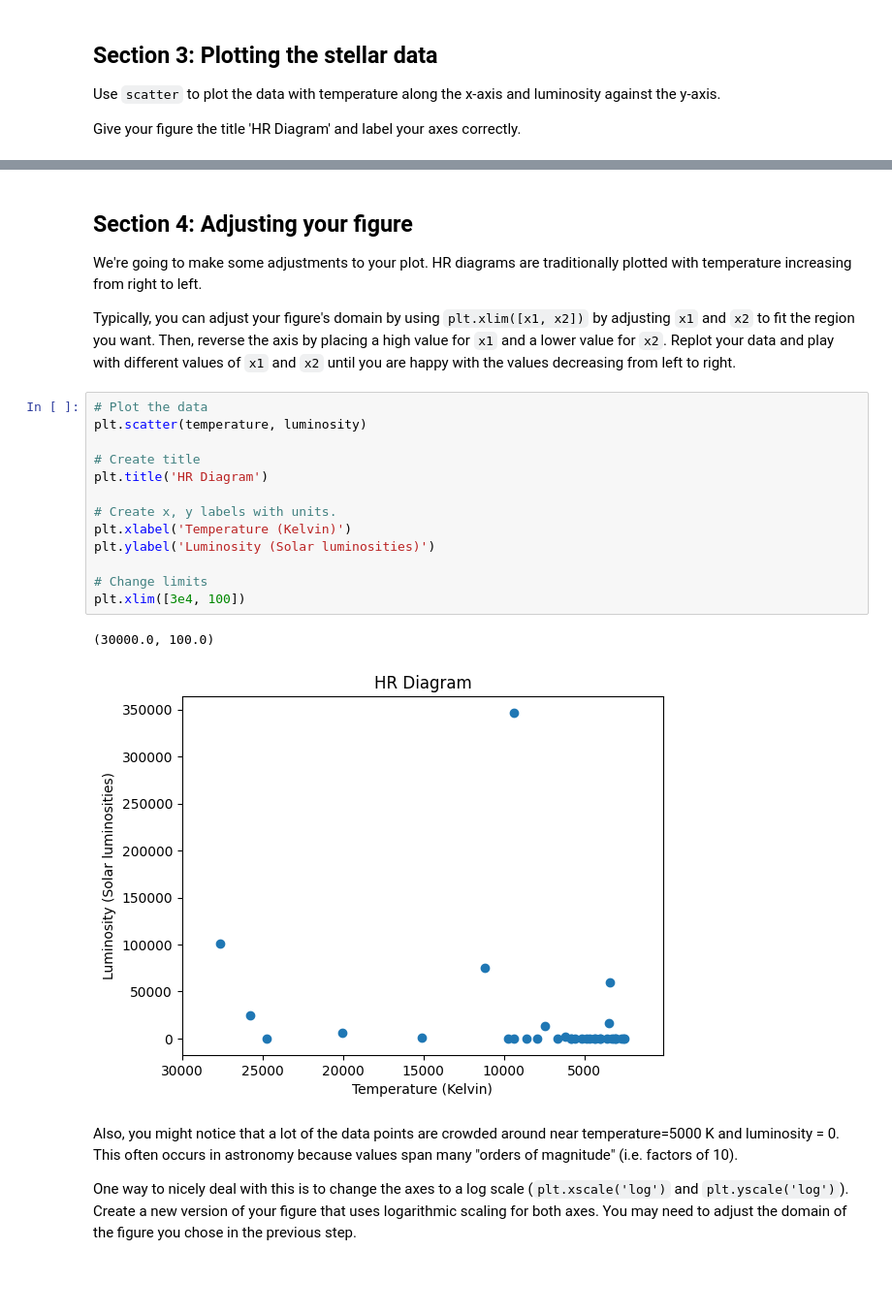
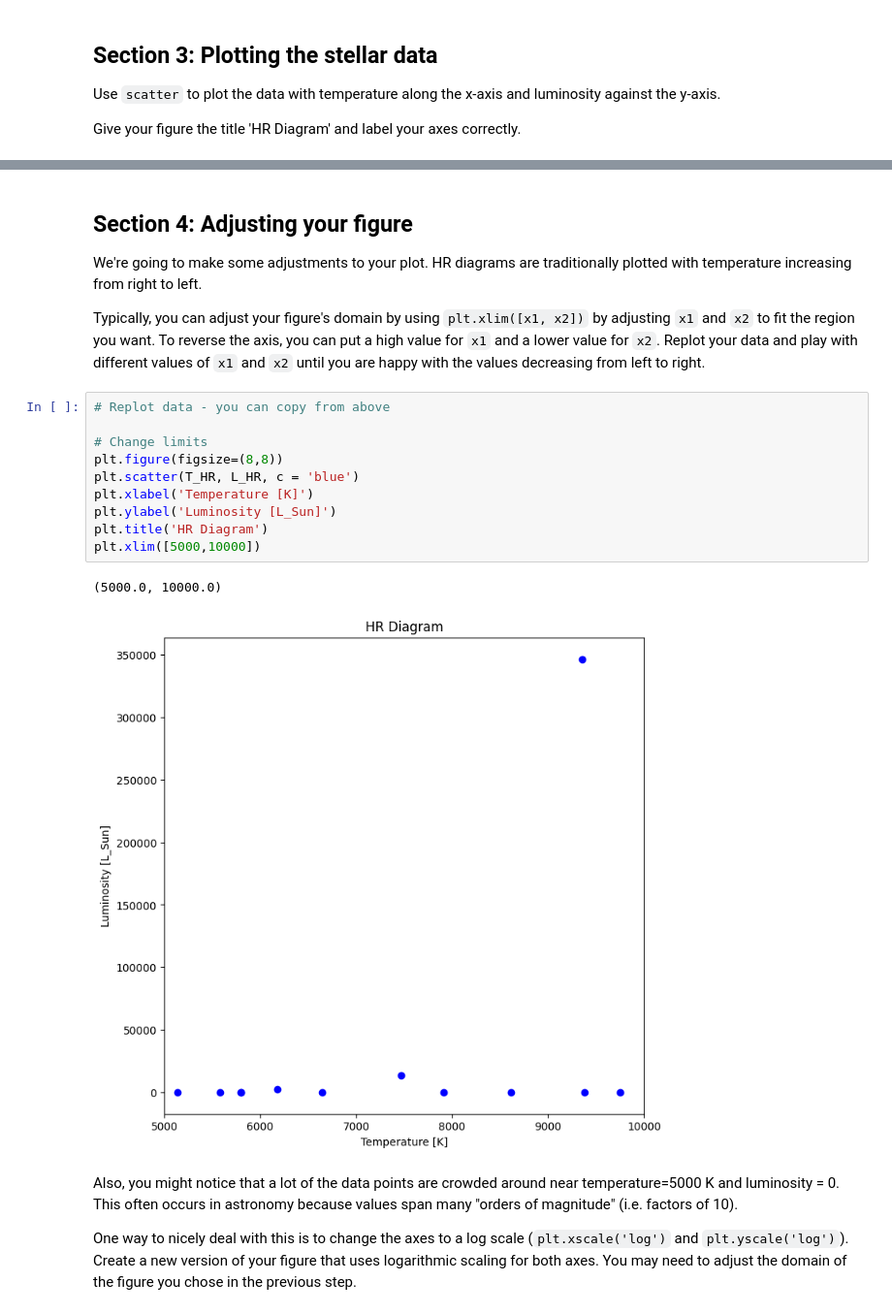
Before and after one commit to CIERA-Northwestern/REACHpy, a Jupyter notebook: Module_2/Challenge_4_HR_Diagram.ipynb, the cells around one changed output, grey strips where cells are left out. Shown at 97% size. Cells and saved outputs as stored; diff of their text form; blank space fills up the shorter version.

```diff
--- a/Module_2/Challenge_4_HR_Diagram.ipynb
+++ b/Module_2/Challenge_4_HR_Diagram.ipynb
@@ -71,25 +127,20 @@ Text(0, 0.5, 'Luminosity (Solar luminosities)')
 
 We're going to make some adjustments to your plot. HR diagrams are traditionally plotted with temperature increasing from right to left.
 
-Typically, you can adjust your figure's domain by using `plt.xlim([x1, x2])` by adjusting `x1` and `x2` to fit the region you want.
-Then, reverse the axis by placing a high value for `x1` and a lower value for `x2`.
-Replot your data and play with different values of `x1` and `x2` until you are happy with the values decreasing from left to right.
+Typically, you can adjust your figure's domain by using `plt.xlim([x1, x2])` by adjusting `x1` and `x2` to fit the region you want. To reverse the axis, you can put a high value for `x1` and a lower value for `x2`. Replot your data and play with different values of `x1` and `x2` until you are happy with the values decreasing from left to right.
-# %%
-# Plot the data
-plt.scatter(temperature, luminosity)
-
-# Create title
-plt.title('HR Diagram')
-
-# Create x, y labels with units.
-plt.xlabel('Temperature (Kelvin)')
-plt.ylabel('Luminosity (Solar luminosities)')
-
-# Change limits
-plt.xlim([3e4, 100])
-# %% [output]
-(30000.0, 100.0)
-[figure, removed]
+# %%
+# Replot data - you can copy from above
+
+# Change limits
+plt.figure(figsize=(8,8))
+plt.scatter(T_HR, L_HR, c = 'blue')
+plt.xlabel('Temperature [K]')
+plt.ylabel('Luminosity [L_Sun]')
+plt.title('HR Diagram')
+plt.xlim([5000,10000])
+# %% [output]
+(5000.0, 10000.0)
+[figure, added]
 # %% [markdown]
 Also, you might notice that a lot of the data points are crowded around near temperature=5000 K and luminosity = 0. This often occurs in astronomy because values span many "orders of magnitude" (i.e. factors of 10).
 
```
Also changed, not shown: parts of 14 cells of this notebook, 7 other files.
